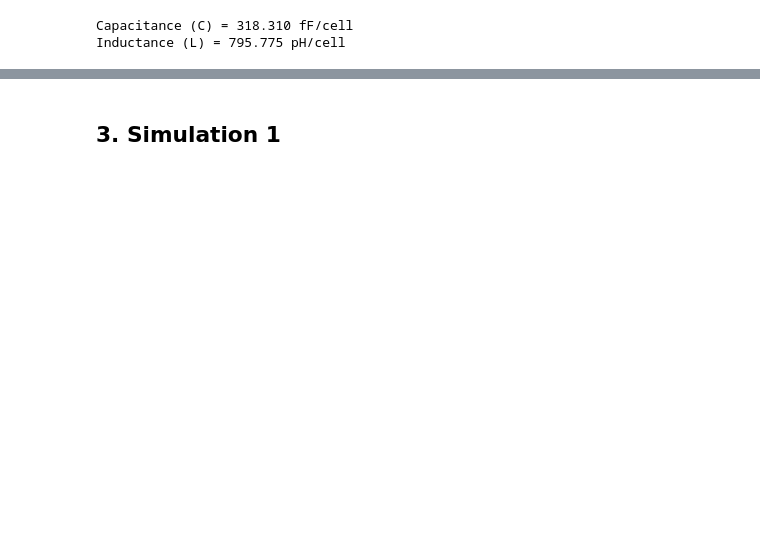
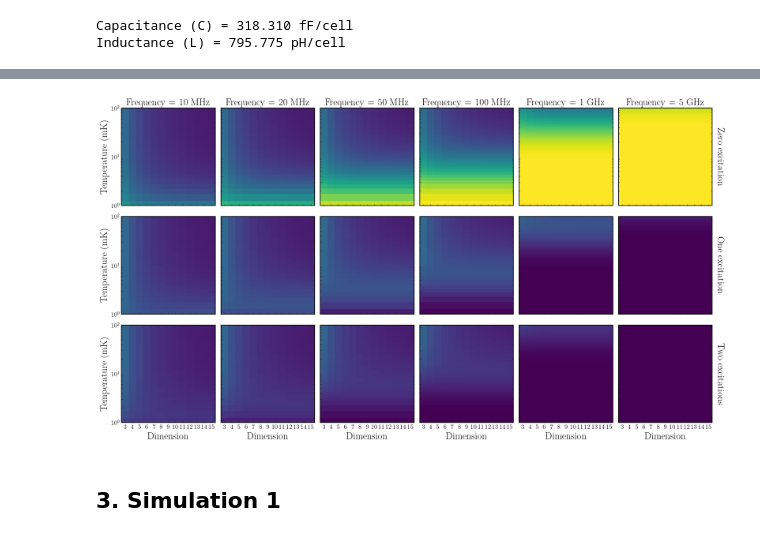
Before and after one commit to asantanah/code_for_paper, a Jupyter notebook: Artigo_simulations_.ipynb, the cells around one changed output, grey strips where cells are left out. Drawn from its saved outputs; the diff is of its cells as text; code cells hidden in the pictures; blank space fills up the shorter version.

```diff
--- a/Artigo_simulations_.ipynb
+++ b/Artigo_simulations_.ipynb
@@ -197,8 +270,0 @@ plt.show()
-# %%
-wr = 2 * pi * 20 * 1e6  # 100 MHz
-T = 0.001                             # Temperature
-w_th = (sc.k*T)/(sc.hbar)
-
-# avg number of thermal bath excitation coupled to r
-n_th_r = n_thermal(wr, w_th)
-n_th_r
@@ -242,3 +329,74 @@ Quantum object: dims = [[100], [100]], shape = (100, 100), type = oper, isherm =
+# %%
+fig, axes = plt.subplots(3, 6, figsize=(18, 10),sharey=True,sharex=True)
+
+Lsize = 20
+
+nrm = mpl.colors.Normalize(0, 1)
+
+########################
+# Use 'norm = nrm' below to normalize the probability colormap from 0 to 1. Otherwise,
+# use 'norm = nrm1' (or 'norm = nrm2' or 'norm = nrm3', depending on the excitation) to
+# normalize the colomap according to the local maximum.
+########################
+
+for k in range(0,len(test_frequencies)):
+    nrm1 = mpl.colors.Normalize(0, max(list_exc0_temp_vs_dim_freq[k][0]))
+    axes[0,k].pcolormesh(test_dimensions, test_temperatures*1000, list_exc0_temp_vs_dim_freq[k], cmap=cm.viridis, norm=nrm, shading='auto')
+    axes[0,0].set_ylabel(r'Temperature (mK)', rotation=90, fontsize=Lsize)
+    axes[0,5].yaxis.set_label_position("right")
+    axes[0,5].set_ylabel(r'Zero excitation', labelpad = 25, rotation=270, fontsize=Lsize)
+    axes[0,k].tick_params(axis='both', which='major', direction='in', labelsize=13)
+    axes[0,k].tick_params(axis='both', which='minor', direction='in', labelsize=13)
+    axes[0,k].xaxis.set_ticks(arange(3, 16, 1))
+    axes[0,k].yaxis.set_ticks_position('both')
+    axes[0,k].yaxis.set_minor_locator(AutoMinorLocator(2))
+    axes[0,k].xaxis.set_tick_params(length=2)
+    axes[0,k].yaxis.set_tick_params(length=1)
+    axes[0,k].set_ylim(1,100)
+
+    nrm2 = mpl.colors.Normalize(0, max(list_exc1_temp_vs_dim_freq[k][199]))
+    axes[1,k].pcolormesh(test_dimensions, test_temperatures*1000, list_exc1_temp_vs_dim_freq[k], cmap=cm.viridis, norm=nrm, shading='auto')
+    #axes[1,k].set_xlabel(r'Dimension', rotation=0, fontsize=Lsize)
+    axes[1,0].set_ylabel(r'Temperature (mK)', rotation=90, fontsize=Lsize)
+    axes[1,5].yaxis.set_label_position("right")
+    axes[1,5].set_ylabel(r'One excitation', labelpad = 25, rotation=270, fontsize=Lsize)
+    axes[1,k].tick_params(axis='both', which='major', direction='in', labelsize=13)
+    axes[1,k].tick_params(axis='both', which='minor', direction='in', labelsize=13)
+    axes[1,k].xaxis.set_ticks(arange(3, 16, 1))
+    axes[1,k].yaxis.set_ticks_position('both')
+    axes[1,k].yaxis.set_minor_locator(AutoMinorLocator(2))
+    axes[1,k].xaxis.set_tick_params(length=2)
+    axes[1,k].yaxis.set_tick_params(length=1)
+    axes[1,k].set_yscale('log')
+    axes[1,k].set_ylim(1,100)
+
+    nrm3 = mpl.colors.Normalize(0, max(list_exc2_temp_vs_dim_freq[k][199]))
+    axes[2,k].pcolormesh(test_dimensions, test_temperatures*1000, list_exc2_temp_vs_dim_freq[k], cmap=cm.viridis, norm=nrm, shading='auto')
+    axes[2,k].set_xlabel(r'Dimension', rotation=0, fontsize=Lsize)
+    axes[2,0].set_ylabel(r'Temperature (mK)', rotation=90, fontsize=Lsize)
+    axes[2,5].yaxis.set_label_position("right")
+    axes[2,5].set_ylabel(r'Two excitations', labelpad = 25, rotation=270, fontsize=Lsize)
+    axes[2,k].tick_params(axis='both', which='major', direction='in', labelsize=13)
+    axes[2,k].tick_params(axis='both', which='minor', direction='in', labelsize=13)
+    axes[2,k].xaxis.set_ticks(arange(3, 16, 1))
+    axes[2,k].yaxis.set_ticks_position('both')
+    axes[2,k].yaxis.set_minor_locator(AutoMinorLocator(2))
+    axes[2,k].xaxis.set_tick_params(length=2)
+    axes[2,k].yaxis.set_tick_params(length=1)
+    axes[2,k].set_yscale('log')
+    axes[2,k].set_ylim(1,100)
+
+axes[0,0].set_title(r'Frequency = 10 MHz', fontsize=Lsize)
+axes[0,1].set_title(r'Frequency = 20 MHz', fontsize=Lsize)
+axes[0,2].set_title(r'Frequency = 50 MHz', fontsize=Lsize)
+axes[0,3].set_title(r'Frequency = 100 MHz', fontsize=Lsize)
+axes[0,4].set_title(r'Frequency = 1 GHz', fontsize=Lsize)
+axes[0,5].set_title(r'Frequency = 5 GHz', fontsize=Lsize)
+
+plt.tight_layout()
+plt.show()
+# %% [output]
+[figure, added]
 # %% [markdown]
 ## 3. Simulation 1
 # %%
```
Also changed, not shown: parts of 16 cells of this notebook, 11 other files.
